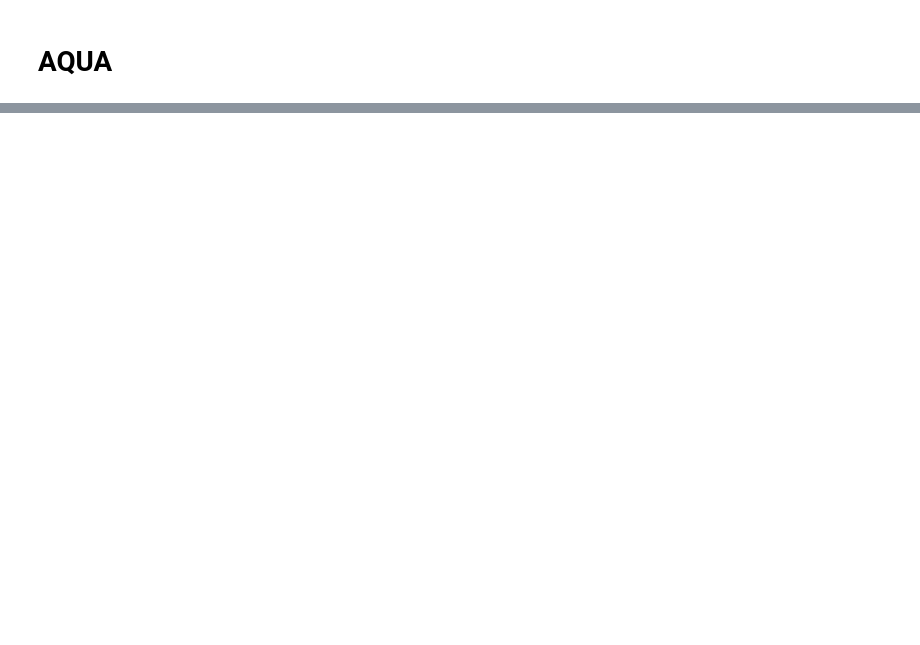
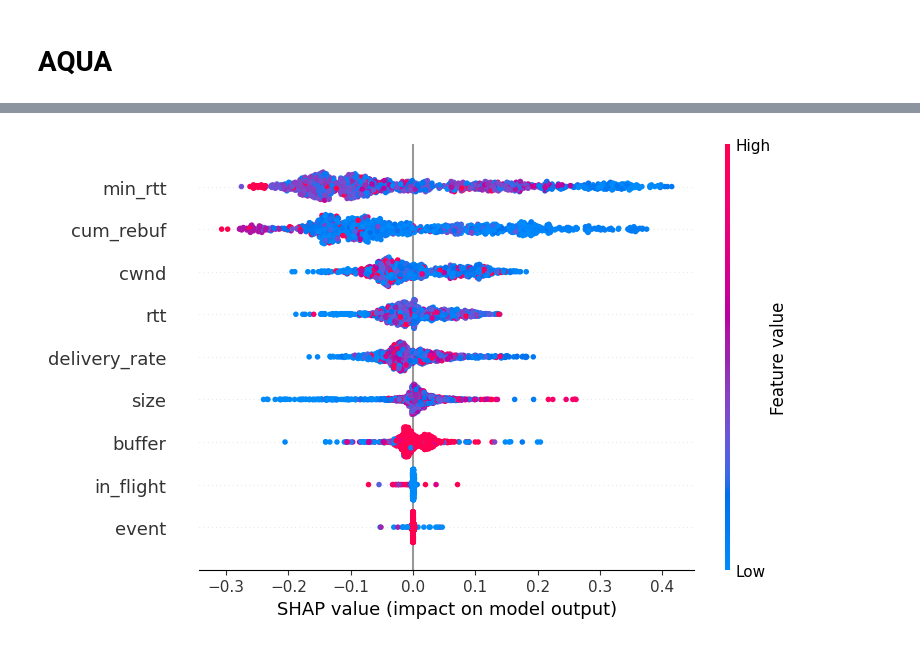
Before and after one commit to huangderful/293N-YT-ABR-Prediction, a Jupyter notebook: COMPLETE_PIPELINE.ipynb, the cells around one changed output, grey strips where cells are left out. Saved outputs shown, nothing was run; the diff lists cells and outputs as text; code cells hidden in the pictures; blank space fills up the shorter version.

```diff
--- a/COMPLETE_PIPELINE.ipynb
+++ b/COMPLETE_PIPELINE.ipynb
@@ -417,0 +339,18 @@ findfont: Generic family 'serif' not found because none of the following familie
+# %%
+import shap
+
+# Sample and DataFrame
+X_sample = X_train[:1000]
+X_sample_df = pd.DataFrame(X_sample, columns=[
+    'size', 'cwnd', 'in_flight', 'min_rtt', 'rtt',
+    'delivery_rate', 'event', 'buffer', 'cum_rebuf'
+])
+
+# Create SHAP explainer
+explainer = shap.Explainer(clf.predict_proba, X_sample_df)
+shap_values = explainer(X_sample_df)
+
+# Summary plot for class index 0
+shap.summary_plot(shap_values.values[:, :, 0], X_sample_df)
+# %% [output]
+[figure, added]
```
Also changed, not shown: parts of 14 cells of this notebook.
